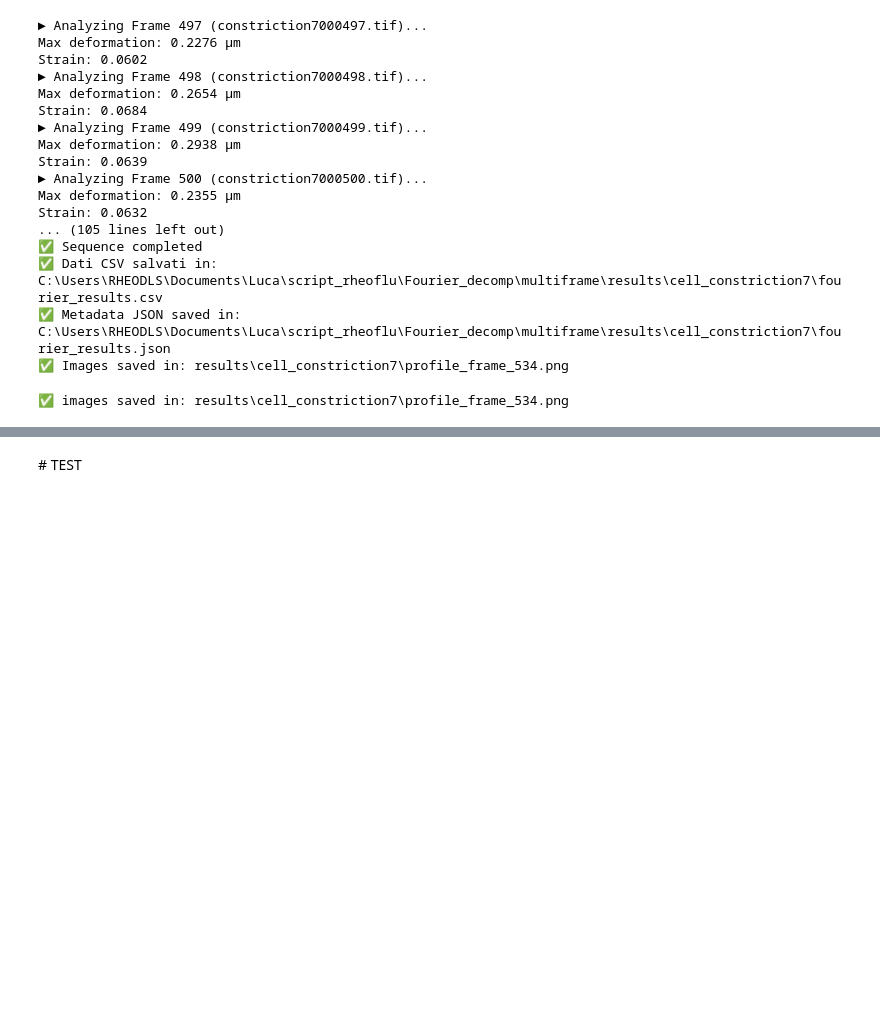
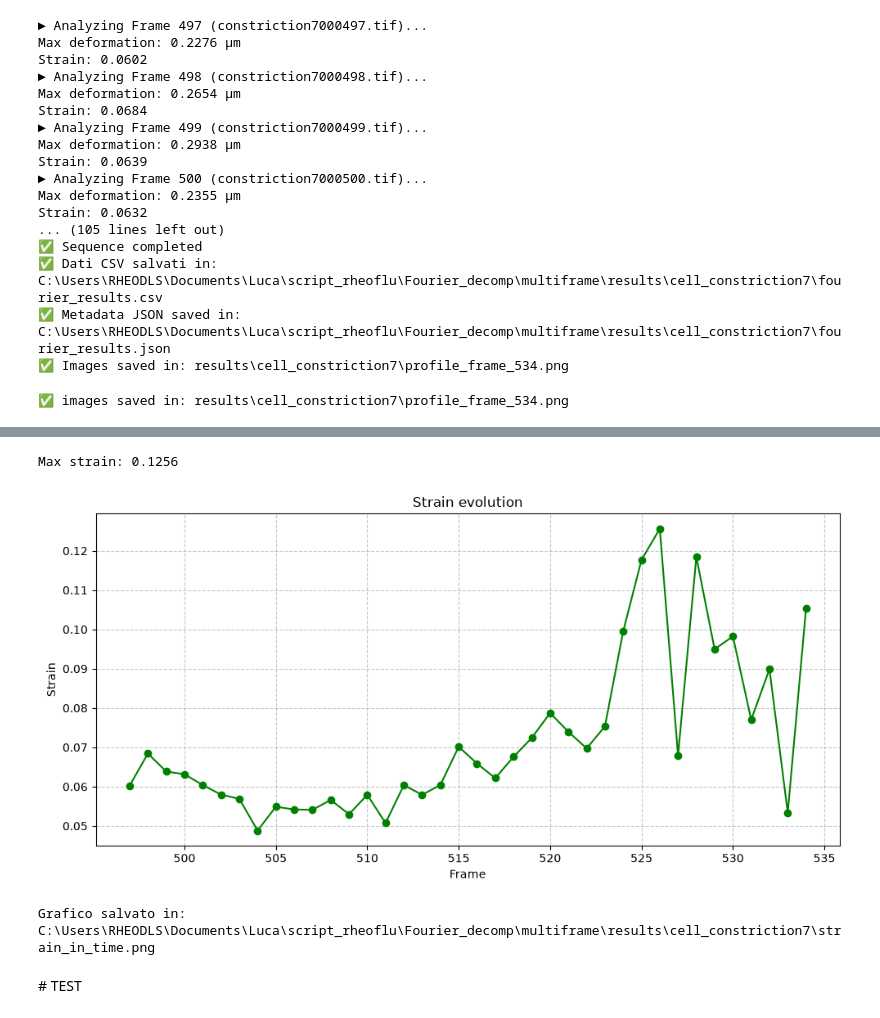
Before and after one commit to AsiLuca/Rheoflu_scripts, a Jupyter notebook: Fourier_decomp/multiframe/Fourier_multiframe_sequence_cells.ipynb, the cells around one changed output, grey strips where cells are left out. Drawn from its saved outputs; the diff is of its cells as text; code cells hidden in the pictures; blank space fills up the shorter version.

```diff
--- a/Fourier_decomp/multiframe/Fourier_multiframe_sequence_cells.ipynb
+++ b/Fourier_decomp/multiframe/Fourier_multiframe_sequence_cells.ipynb
@@ -292,3 +294,29 @@ TypeError: can't multiply sequence by non-int of type 'float'
+# %%
+# ----------------------------------------------------
+# STRAIN-TIME PLOT
+# ----------------------------------------------------
+asse = frames_analizzati
+
+print(f"Max strain: {np.max(strains):.4f}")
+
+fig, ax = plt.subplots(figsize=(10, 5))
+
+ax.plot(asse, strains, marker='o', color='green')
+ax.set_xlabel('Frame')
+ax.set_ylabel('Strain')
+ax.set_title('Strain evolution')
+ax.grid(True, linestyle='--', alpha=0.7)
+
+plt.tight_layout()
+plt.show()
+
+save_path = Path(output_folder /"strain_in_time.png").resolve()
+fig.savefig(save_path, dpi=300, bbox_inches="tight")
+print(f"Grafico salvato in: {save_path}")
+# %% [output]
+Max strain: 0.1256
+[figure, added]
+Grafico salvato in: C:\Users\RHEODLS\Documents\Luca\script_rheoflu\Fourier_decomp\multiframe\results\cell_constriction7\strain_in_time.png
 # %% [markdown]
 # TEST
 # %%
```
Also changed, not shown: parts of 3 cells of this notebook, 2 other files.
